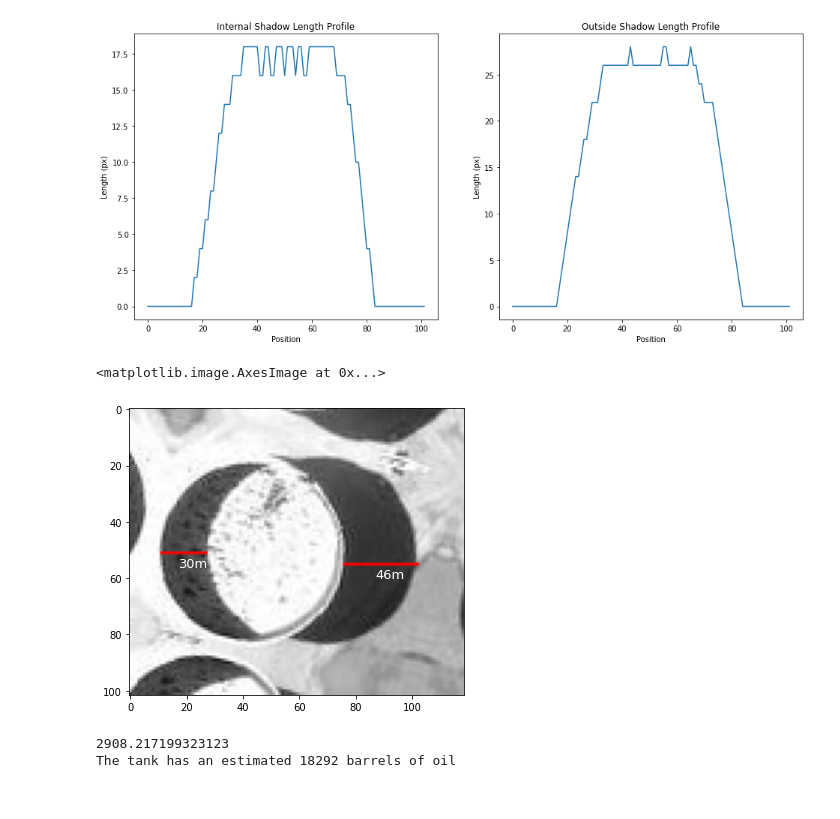
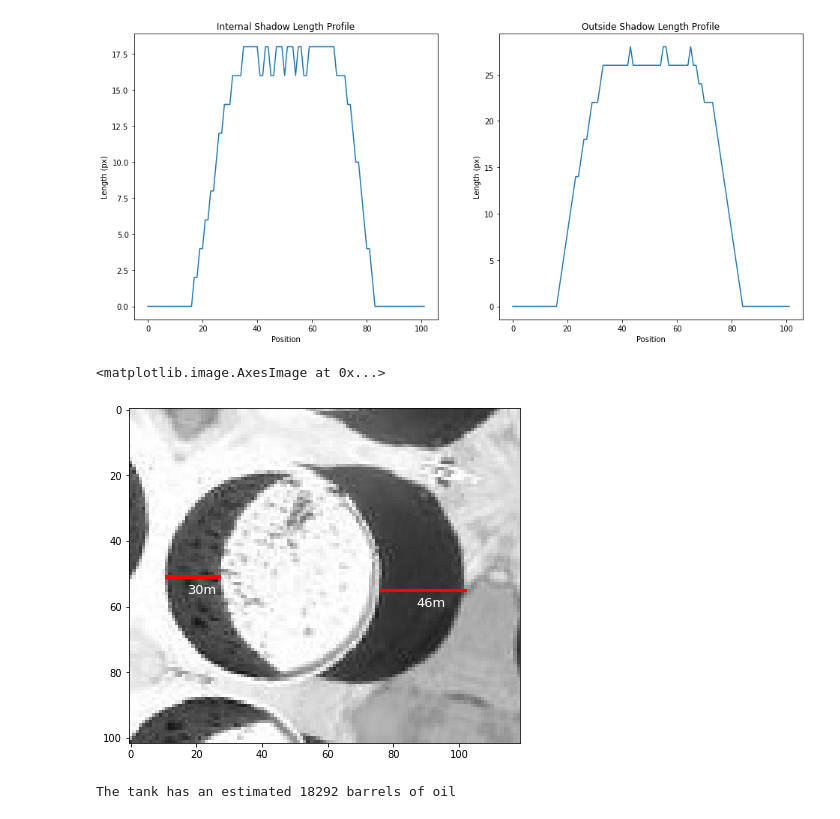
Before and after one commit to d-smit/oil-tank-measurer, a Jupyter notebook: oil_analysis.ipynb, the cells around one changed output. Cells and saved outputs as stored; diff of their text form; code cells hidden in the pictures.

```diff
--- a/oil_analysis.ipynb
+++ b/oil_analysis.ipynb
@@ -16,7 +21,7 @@ from skimage.transform import resize, rotate
 
 Some example images of oil refinery sites where taken from [here](https://blog.spaceknow.com/cushing/). The examples are DigitalGlobe imagery.
 # %%
-PX_TO_M = 1.65 # assuming digital globe GeoEye-1 sensor
+PX_TO_M = 0.41 # assuming digital globe GeoEye-1 panchromatic
 # %%
 tank = plt.imread('storage_tanks.jpg')
 tank1 = plt.imread('storage_tanks_2.jpg')
@@ -123,19 +141,19 @@ l2=(28.0, (55, 89))
 # %%
 lengths = [l1, l2]
 
 img = cv2.imread('tank_3.jpg')
 img_rot = rotate(img, -104, reshape=True, mode='reflect')
 
-plt.figure(figsize=(6,6))
+plt.figure(figsize=(7,7))
 
 for l in lengths:
     cv2.line(img_rot, (l[1][1] - (int(0.5*l[0])) + 1, l[1][0]), (l[1][1] + (int(0.5*l[0])) - 1, l[1][0]), (255,0,0), 1)
     plt.annotate(s='{}m'.format(round(l[0]*PX_TO_M)), xy=(l[1][1] - 2, l[1][0] + 5), xytext=(l[1][1] - 2, l[1][0] + 5), color='w', fontsize=13, clip_on=True)
 
 plt.imshow(img_rot, cmap='gray')
 # %% [output]
 <matplotlib.image.AxesImage at 0x...>
-[figure, old version]
+[figure, new version]
 # %%
 # Reason for inner shadow being higher could be due to tank ridge interfering with processing. Similarly,
 # ground noise could be interefering with outside shadow measurement.
@@ -154,9 +172,9 @@ TANK_FULL_VOLUME = math.pi * (int(TANK_DIAMETER//2) ^ 2) * TANK_HEIGHT
 SHADOW_RATIO = INNER_LENGTH / OUTER_LENGTH
 
 TANK_OCCUPANCY = TANK_FULL_VOLUME * SHADOW_RATIO
-BARREL_PER_M = 0.158987
 
-print('The tank has an estimated {} barrels of oil'.format(int(TANK_OCCUPANCY/OIL_PER_BARREL)))
+BARREL_PER_M3 = 0.158987
+
+print('The tank has an estimated {} barrels of oil'.format(int(TANK_OCCUPANCY/BARREL_PER_M3)))
 # %% [output]
-2908.217199323123
 The tank has an estimated 18292 barrels of oil
```
Also changed, not shown: parts of 14 cells of this notebook.
